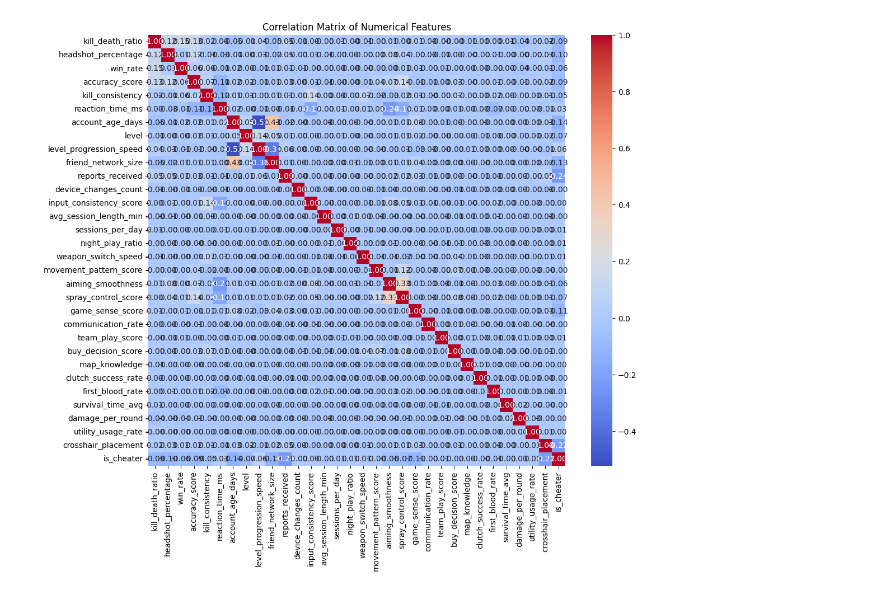
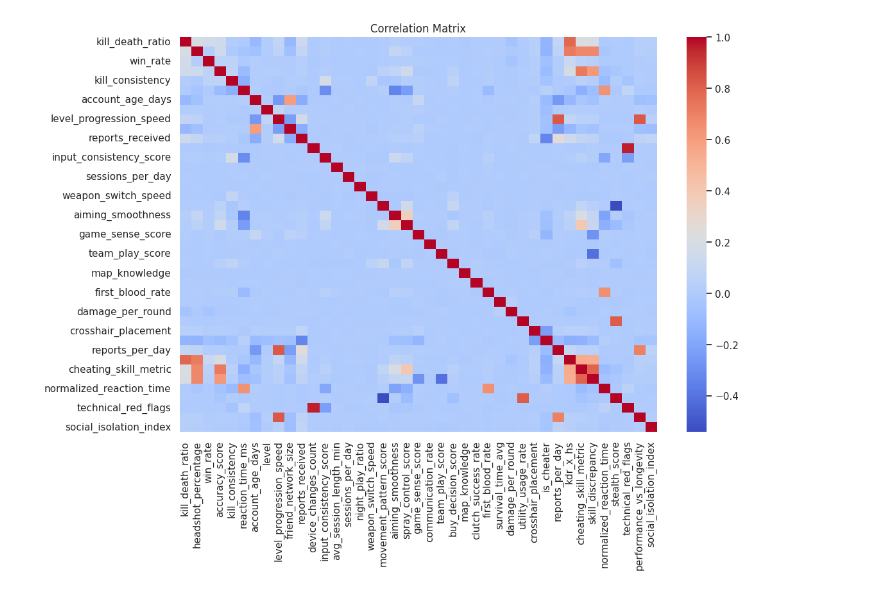
Before and after one commit to kurvidah/cpe342-player-intelligence-system, a Jupyter notebook: task1/eda.ipynb, the cells around one changed output. Saved outputs shown, nothing was run; the diff lists cells and outputs as text; code cells hidden in the pictures.

Commit message:
task1: report cleanups

```diff
--- a/task1/eda.ipynb
+++ b/task1/eda.ipynb
@@ -54,0 +16,30 @@ for col in numerical_cols:
+# %%
+df = pd.read_csv("train.csv")
+df.dropna(subset=["is_cheater"], inplace=True)
+
+def feature_engineer(data):
+    epsilon = 1e-6 # Small constant to prevent division by zero
+    data['reports_per_day'] = data['reports_received'] / (data['account_age_days'] + epsilon)
+    data['kdr_x_hs'] = data['kill_death_ratio'] * data['headshot_percentage']
+    data['cheating_skill_metric'] = data['accuracy_score'] * data['headshot_percentage'] * data['spray_control_score']
+
+    soft_skill_sum = data['game_sense_score'] + data['team_play_score']
+    data['skill_discrepancy'] = (data['headshot_percentage'] + data['accuracy_score']) / (soft_skill_sum + epsilon)
+    data['normalized_reaction_time'] = data['reaction_time_ms'] * data['first_blood_rate']
+    data['stealth_score'] = data['utility_usage_rate'] / (data['movement_pattern_score'] + epsilon)
+    data['technical_red_flags'] = data['device_changes_count'] / (data['input_consistency_score'] + epsilon)
+
+    perf_growth_product = data['level_progression_speed'] * data['kill_consistency']
+    data['performance_vs_longevity'] = perf_growth_product / (data['account_age_days'] + epsilon)
+    data['social_isolation_index'] = data['reports_received'] / (data['friend_network_size'] + epsilon)
+
+    data.replace([np.inf, -np.inf], np.nan, inplace=True)
+
+    return data
+
+df = feature_engineer(df)
+
+# End of function
+
+print("Shape:", df.shape)
+df.head()
@@ -54,0 +102,6 @@ for col in numerical_cols:
+# %%
+numeric_cols = df.select_dtypes(include=[np.number]).columns
+
+df[numeric_cols].hist(bins=40, figsize=(14, 10))
+plt.tight_layout()
+plt.show()
@@ -55,9 +110,8 @@ for col in numerical_cols:
 # %%
-numerical_cols = df.select_dtypes(include=['float64', 'int64']).columns
-corr_mat = df[numerical_cols].corr()
-plt.figure(figsize=(12, 10))
-sns.heatmap(corr_mat, annot=True, fmt=".2f", cmap='coolwarm')
-plt.title("Correlation Matrix of Numerical Features")
+plt.figure(figsize=(12, 8))
+corr = df[numeric_cols].corr()
+sns.heatmap(corr, annot=False, cmap="coolwarm")
+plt.title("Correlation Matrix")
 plt.show()
 # %% [output]
-[figure, old version]
+[figure, new version]
```
Also changed, not shown: parts of 14 cells of this notebook, 4 other files.
